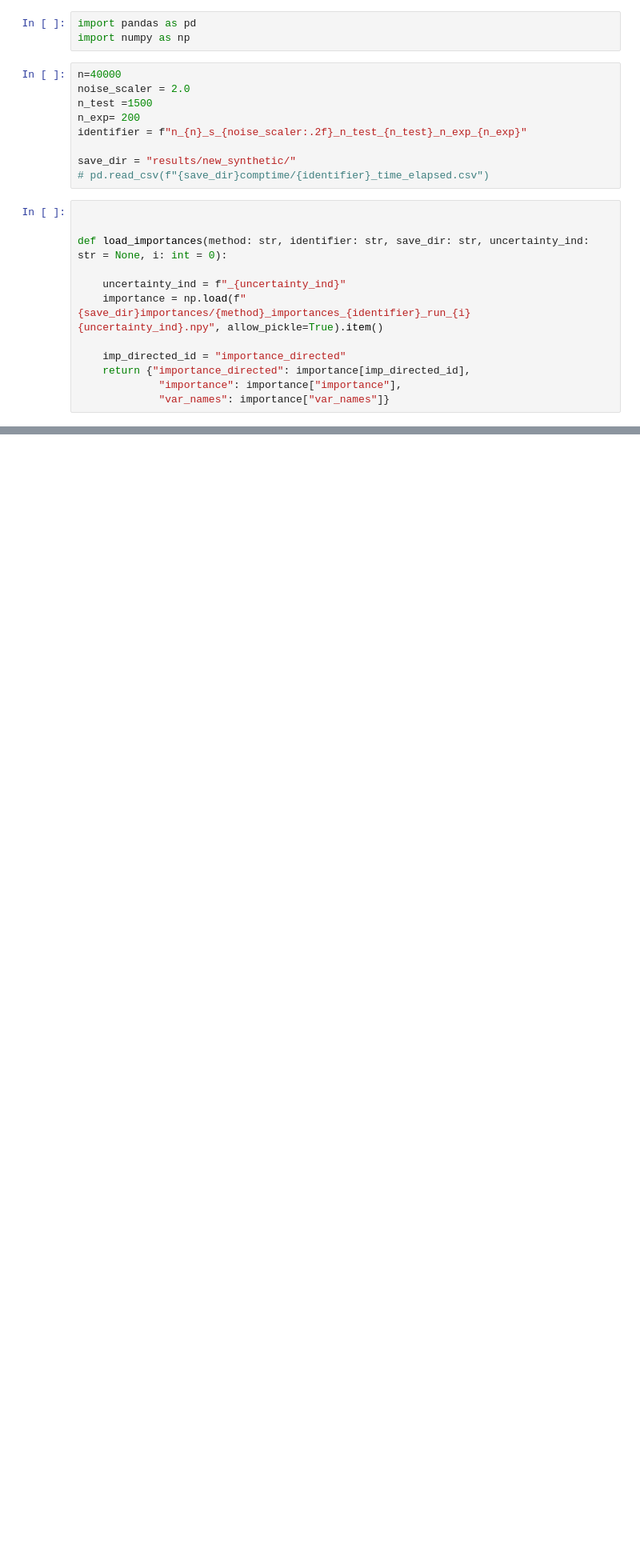
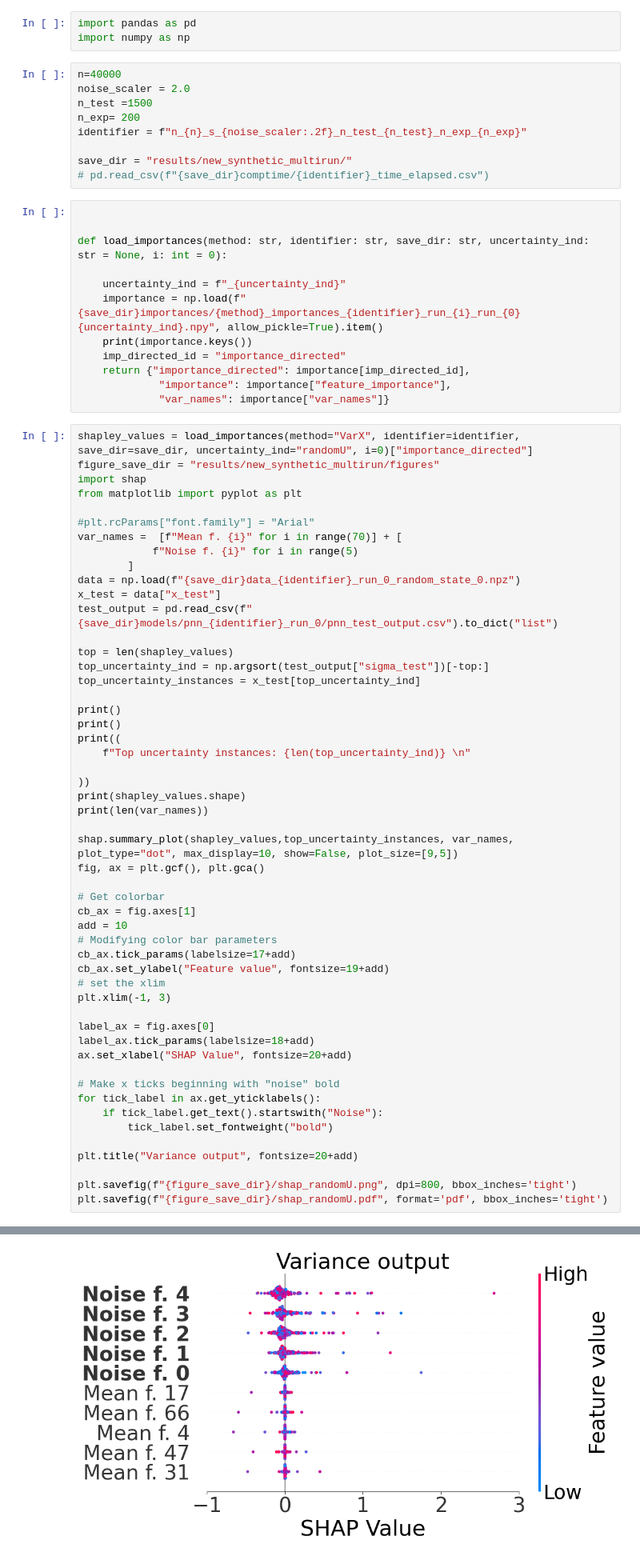
Before and after one commit to DILiS-lab/DroPAU, a Jupyter notebook: global_synthetic_benchmark/shap_summaries.ipynb, the cells around one changed output, grey strips where cells are left out. Shown at 80% size. Saved outputs shown, nothing was run; the diff lists cells and outputs as text; blank space fills up the shorter version.

```diff
--- a/global_synthetic_benchmark/shap_summaries.ipynb
+++ b/global_synthetic_benchmark/shap_summaries.ipynb
@@ -8,7 +8,7 @@ n_test =1500
 n_exp= 200
 identifier = f"n_{n}_s_{noise_scaler:.2f}_n_test_{n_test}_n_exp_{n_exp}"
 
-save_dir = "results/new_synthetic/"
+save_dir = "results/new_synthetic_multirun/"
 # pd.read_csv(f"{save_dir}comptime/{identifier}_time_elapsed.csv")
 # %%
 
@@ -16,9 +16,62 @@ save_dir = "results/new_synthetic/"
 def load_importances(method: str, identifier: str, save_dir: str, uncertainty_ind: str = None, i: int = 0):
 
     uncertainty_ind = f"_{uncertainty_ind}"
-    importance = np.load(f"{save_dir}importances/{method}_importances_{identifier}_run_{i}{uncertainty_ind}.npy", allow_pickle=True).item()
-
+    importance = np.load(f"{save_dir}importances/{method}_importances_{identifier}_run_{i}_run_{0}{uncertainty_ind}.npy", allow_pickle=True).item()
+    print(importance.keys())
     imp_directed_id = "importance_directed"
     return {"importance_directed": importance[imp_directed_id],
-             "importance": importance["importance"],
+             "importance": importance["feature_importance"],
              "var_names": importance["var_names"]}
+# %%
+shapley_values = load_importances(method="VarX", identifier=identifier, save_dir=save_dir, uncertainty_ind="randomU", i=0)["importance_directed"]
+figure_save_dir = "results/new_synthetic_multirun/figures"
+import shap
+from matplotlib import pyplot as plt
+
+#plt.rcParams["font.family"] = "Arial"
+var_names =  [f"Mean f. {i}" for i in range(70)] + [
+            f"Noise f. {i}" for i in range(5)
+        ]
+data = np.load(f"{save_dir}data_{identifier}_run_0_random_state_0.npz")
+x_test = data["x_test"]
+test_output = pd.read_csv(f"{save_dir}models/pnn_{identifier}_run_0/pnn_test_output.csv").to_dict("list")
+
+top = len(shapley_values)
+top_uncertainty_ind = np.argsort(test_output["sigma_test"])[-top:]
+top_uncertainty_instances = x_test[top_uncertainty_ind]
+
+print()
+print()
+print((
+    f"Top uncertainty instances: {len(top_uncertainty_ind)} \n"
+
+))
+print(shapley_values.shape)
+print(len(var_names))
+
+shap.summary_plot(shapley_values,top_uncertainty_instances, var_names, plot_type="dot", max_display=10, show=False, plot_size=[9,5])
+fig, ax = plt.gcf(), plt.gca()
+
+# Get colorbar
+cb_ax = fig.axes[1]
+add = 10
+# Modifying color bar parameters
+cb_ax.tick_params(labelsize=17+add)
+cb_ax.set_ylabel("Feature value", fontsize=19+add)
+# set the xlim
+plt.xlim(-1, 3)
+
+label_ax = fig.axes[0]
+label_ax.tick_params(labelsize=18+add)
+ax.set_xlabel("SHAP Value", fontsize=20+add)
+
+# Make x ticks beginning with "noise" bold
+for tick_label in ax.get_yticklabels():
+    if tick_label.get_text().startswith("Noise"):
+        tick_label.set_fontweight("bold")
+
+plt.title("Variance output", fontsize=20+add)
+
+plt.savefig(f"{figure_save_dir}/shap_randomU.png", dpi=800, bbox_inches='tight')
+plt.savefig(f"{figure_save_dir}/shap_randomU.pdf", format='pdf', bbox_inches='tight')
+# %% [output]
@@ -24,0 +86 @@ def load_importances(method: str, identifier: str, save_dir: str, uncertainty_in
+[figure, added]
```
Also changed, not shown: parts of 5 cells of this notebook, 20 other files.
